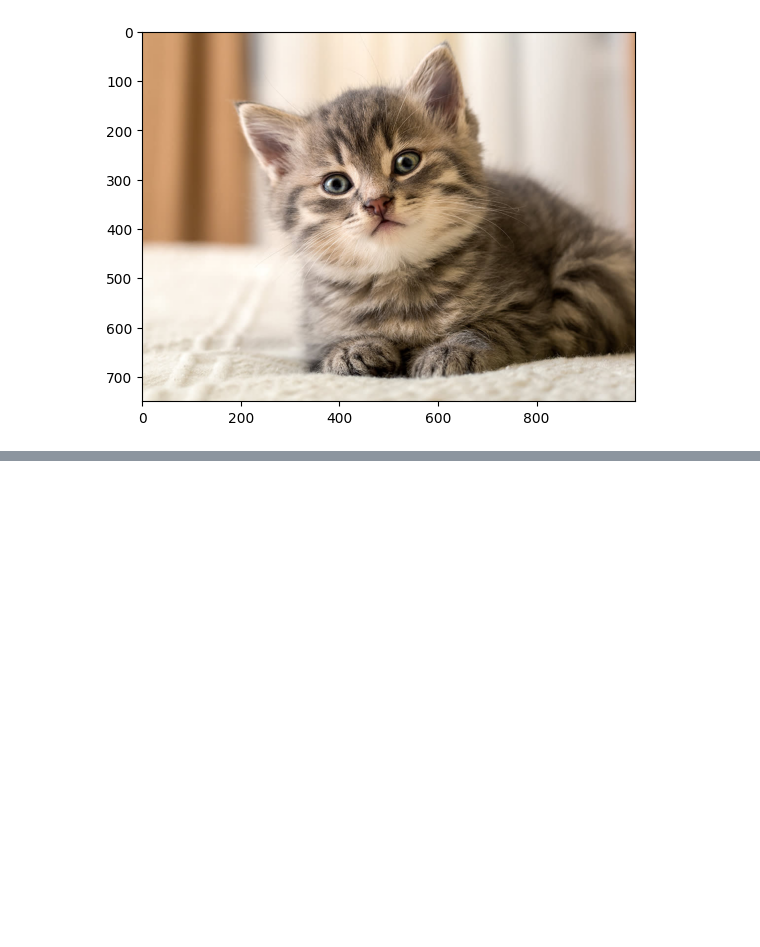
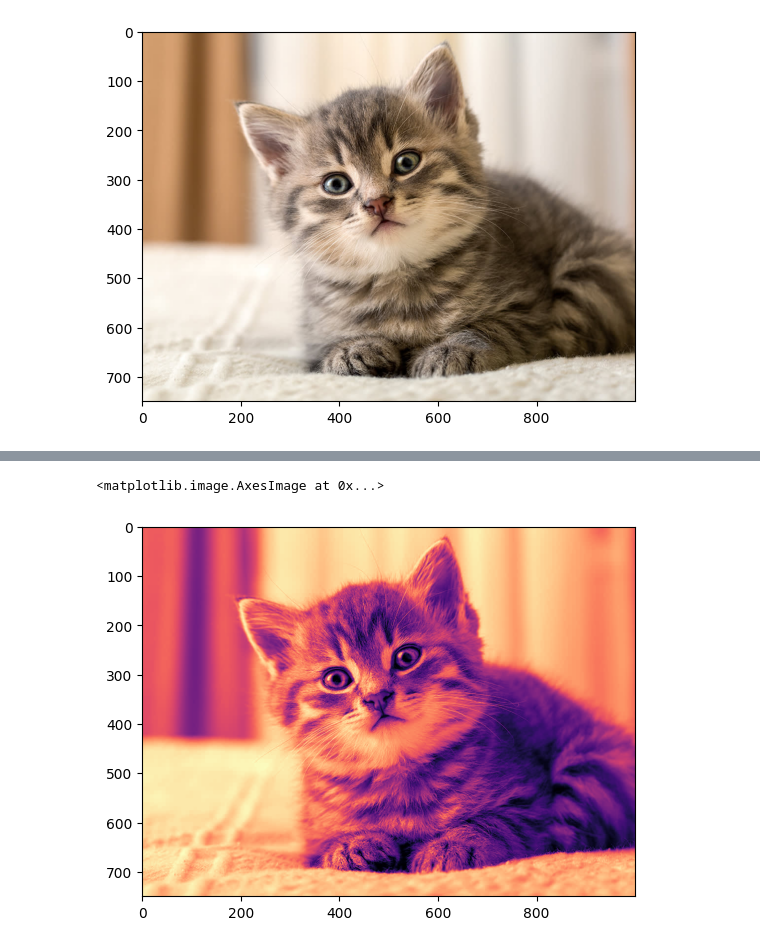
Before and after one commit to soulqan/PCVK_GANJIL_2025, a Jupyter notebook: Pertemuan1B.ipynb, the cells around one changed output, grey strips where cells are left out. Saved outputs shown, nothing was run; the diff lists cells and outputs as text; code cells hidden in the pictures; blank space fills up the shorter version.

```diff
--- a/Pertemuan1B.ipynb
+++ b/Pertemuan1B.ipynb
@@ -26,0 +38,5 @@ plt.imshow(img3)
+# %%
+plt.imshow(img_gray, cmap='magma')
+# %% [output]
+<matplotlib.image.AxesImage at 0x...>
+[figure, added]
```
Also changed, not shown: parts of 5 cells of this notebook.
